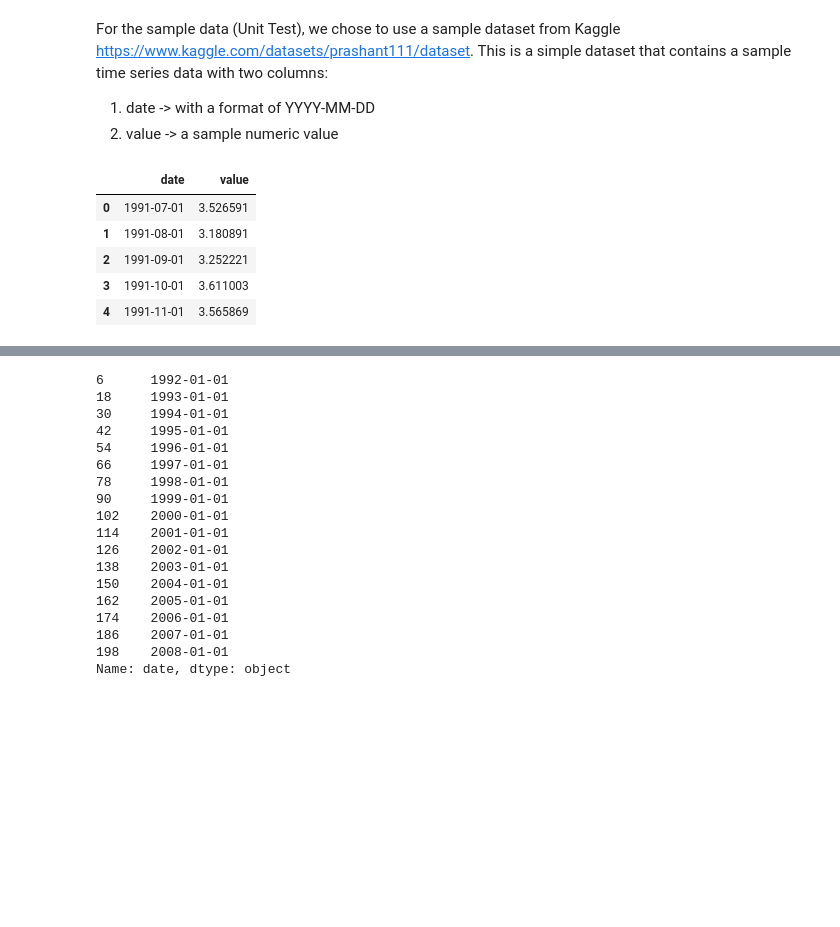
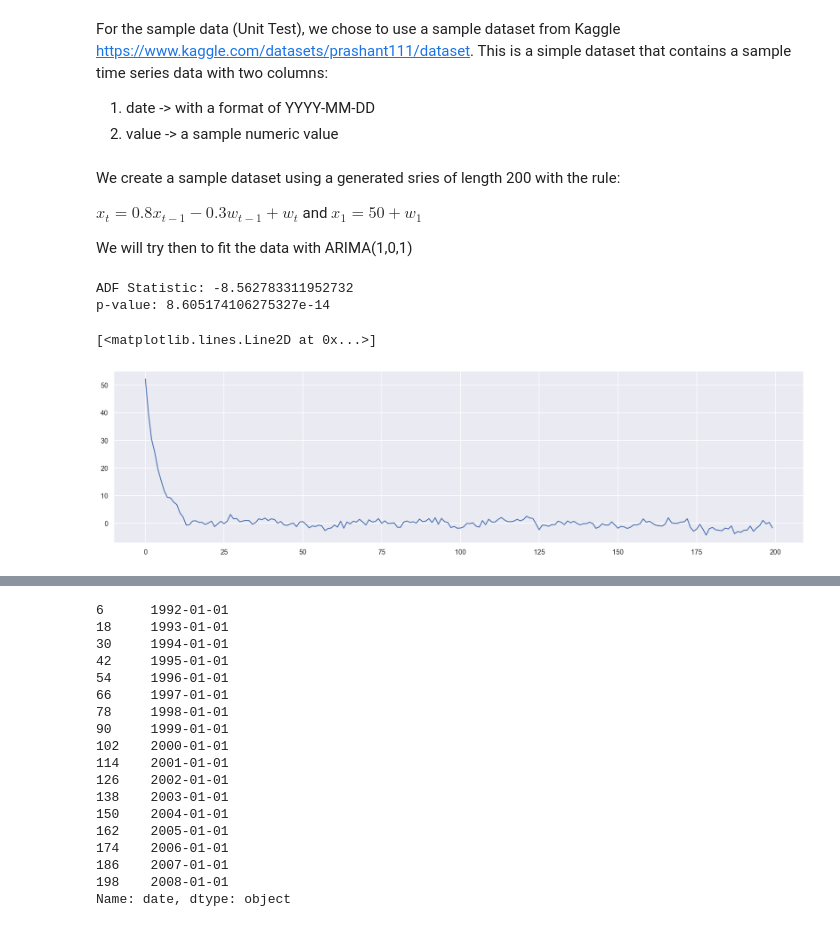
Before and after one commit to stavco9/advancedml-exc3, a Jupyter notebook: 3945_2025A_HW3_Boosting.ipynb, the cells around one changed output, grey strips where cells are left out. Saved outputs shown, nothing was run; the diff lists cells and outputs as text; code cells hidden in the pictures; blank space fills up the shorter version.

```diff
--- a/3945_2025A_HW3_Boosting.ipynb
+++ b/3945_2025A_HW3_Boosting.ipynb
@@ -239,16 +249,3 @@ For the sample data (Unit Test), we chose to use a sample dataset from Kaggle ht
 
 1. date -> with a format of YYYY-MM-DD
 2. value -> a sample numeric value
-# %%
-path = "./sample_dataset.csv"
-
-sample_dataset = pd.read_csv(path)
-
-sample_dataset.head()
-# %% [output]
-|  | date | value |
-| 0 | 1991-07-01 | 3.526591 |
-| 1 | 1991-08-01 | 3.180891 |
-| 2 | 1991-09-01 | 3.252221 |
-| 3 | 1991-10-01 | 3.611003 |
-| 4 | 1991-11-01 | 3.565869 |
@@ -257,0 +252,6 @@ a = ARIMACustom(X)
+# %% [markdown]
+We create a sample dataset using a generated sries of length 200 with the rule:
+
+$x_t = 0.8 x_{t-1} - 0.3 w_{t-1} + w_{t}$ and $x_1 = 50 + w_1$
+
+We will try then to fit the data with ARIMA(1,0,1)
@@ -257,0 +266,12 @@ a = ARIMACustom(X)
+# %%
+result = adfuller(np.diff(X))
+print(f"ADF Statistic: {result[0]}")
+print(f"p-value: {result[1]}")
+# %% [output]
+ADF Statistic: -8.562783311952732
+p-value: 8.605174106275327e-14
+# %%
+plt.plot(X)
+# %% [output]
+[<matplotlib.lines.Line2D at 0x...>]
+[figure, added]
```
Also changed, not shown: parts of 11 cells of this notebook, 1 other file.
